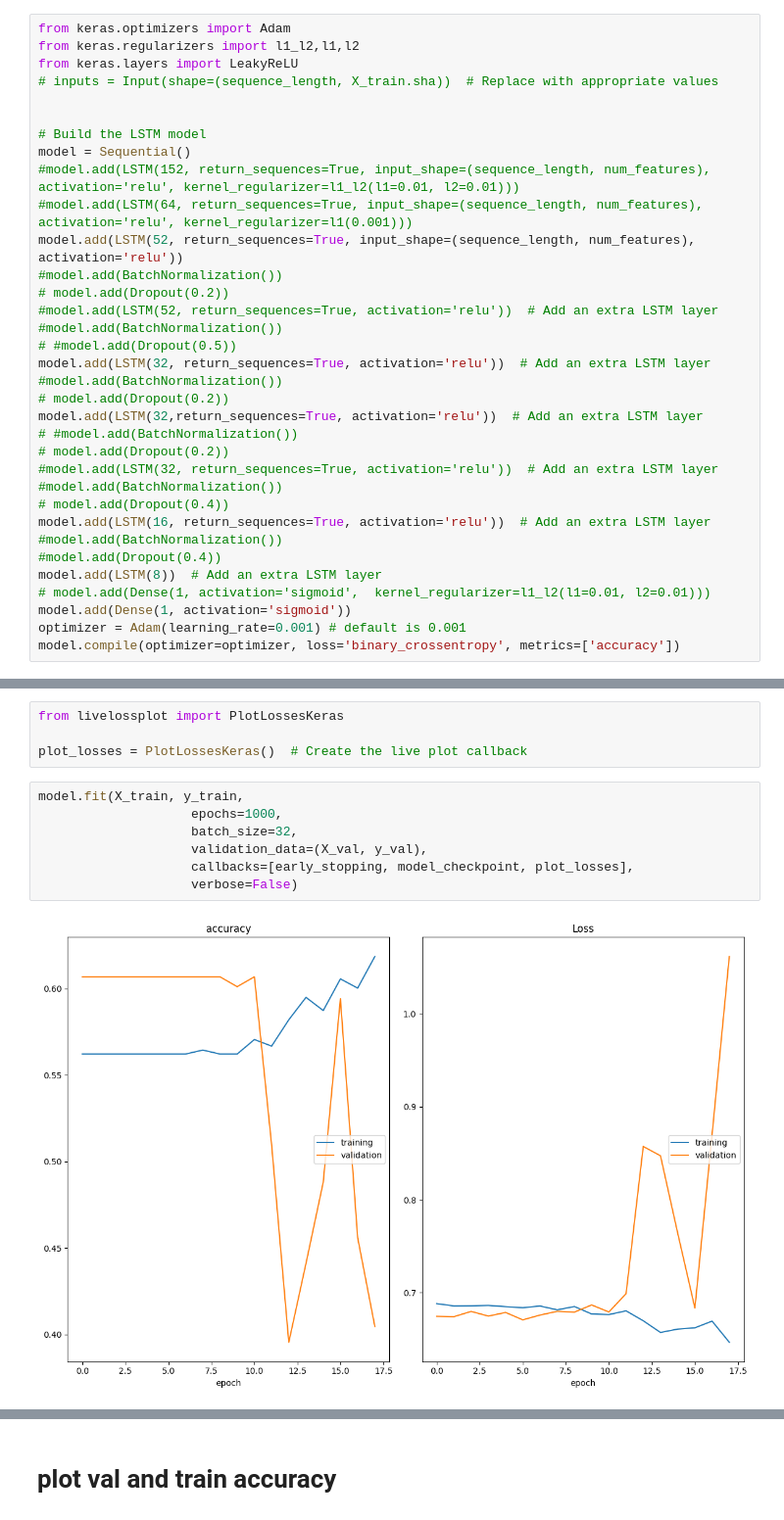
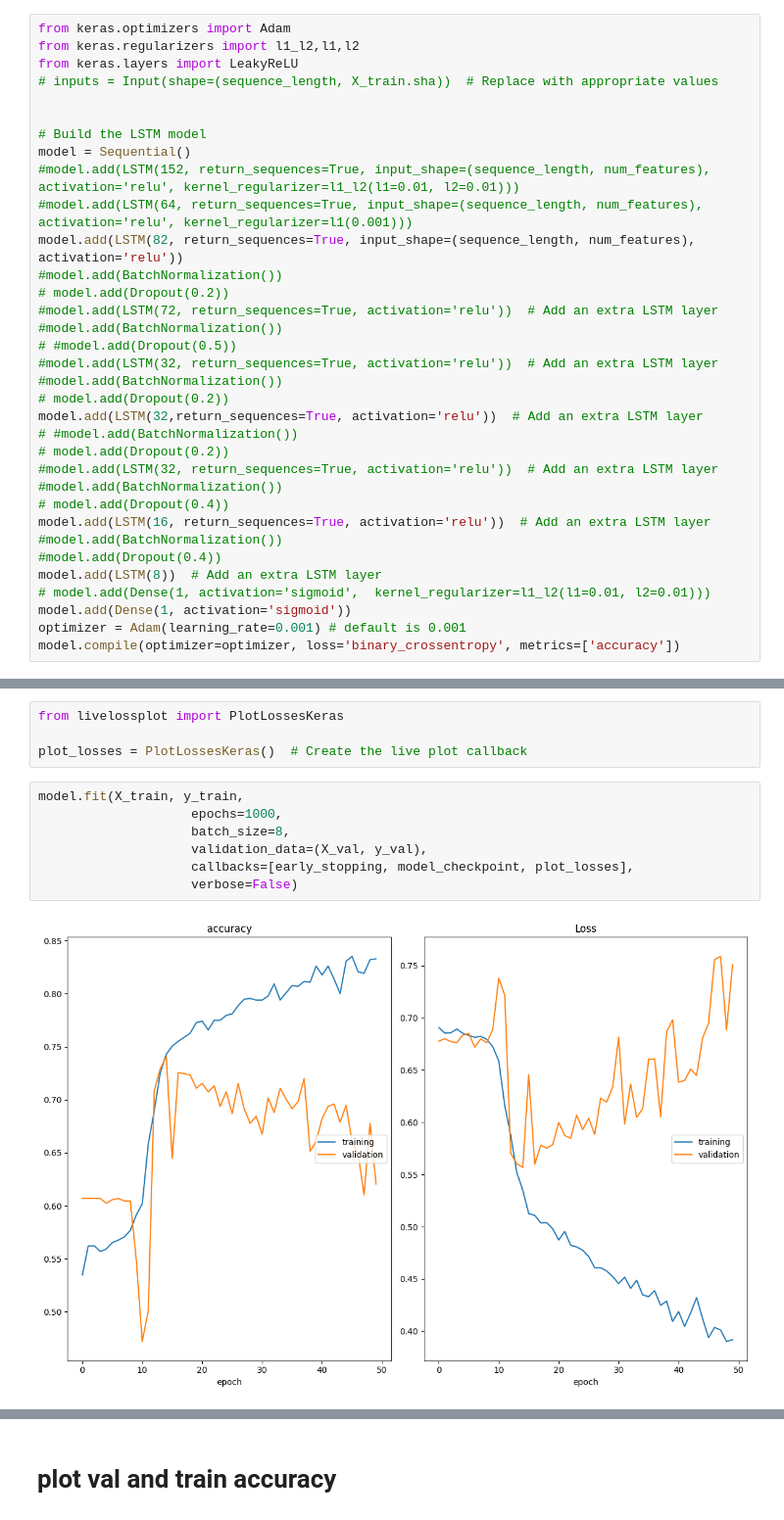
Before and after one commit to beinghorizontal/Quantext, a Jupyter notebook: lstm_options_lag.ipynb, the cells around one changed output, grey strips where cells are left out. Shown at 98% size. Saved outputs shown, nothing was run; the diff lists cells and outputs as text.

```diff
--- a/lstm_options_lag.ipynb
+++ b/lstm_options_lag.ipynb
@@ -124,13 +124,13 @@ from keras.layers import LeakyReLU
 model = Sequential()
 #model.add(LSTM(152, return_sequences=True, input_shape=(sequence_length, num_features), activation='relu', kernel_regularizer=l1_l2(l1=0.01, l2=0.01)))
 #model.add(LSTM(64, return_sequences=True, input_shape=(sequence_length, num_features), activation='relu', kernel_regularizer=l1(0.001)))
-model.add(LSTM(52, return_sequences=True, input_shape=(sequence_length, num_features), activation='relu'))
+model.add(LSTM(82, return_sequences=True, input_shape=(sequence_length, num_features), activation='relu'))
 #model.add(BatchNormalization())
 # model.add(Dropout(0.2))
-#model.add(LSTM(52, return_sequences=True, activation='relu'))  # Add an extra LSTM layer
+#model.add(LSTM(72, return_sequences=True, activation='relu'))  # Add an extra LSTM layer
 #model.add(BatchNormalization())
 # #model.add(Dropout(0.5))
-model.add(LSTM(32, return_sequences=True, activation='relu'))  # Add an extra LSTM layer
+#model.add(LSTM(32, return_sequences=True, activation='relu'))  # Add an extra LSTM layer
 #model.add(BatchNormalization())
 # model.add(Dropout(0.2))
 model.add(LSTM(32,return_sequences=True, activation='relu'))  # Add an extra LSTM layer
@@ -174,10 +173,10 @@ plot_losses = PlotLossesKeras()  # Create the live plot callback
 # %%
 model.fit(X_train, y_train,
                     epochs=1000,
-                    batch_size=32,
+                    batch_size=8,
                     validation_data=(X_val, y_val),
                     callbacks=[early_stopping, model_checkpoint, plot_losses],
                     verbose=False)
 # %% [output]
-[figure, old version]
+[figure, new version]
 accuracy
```
Also changed, not shown: parts of 2 cells of this notebook.
